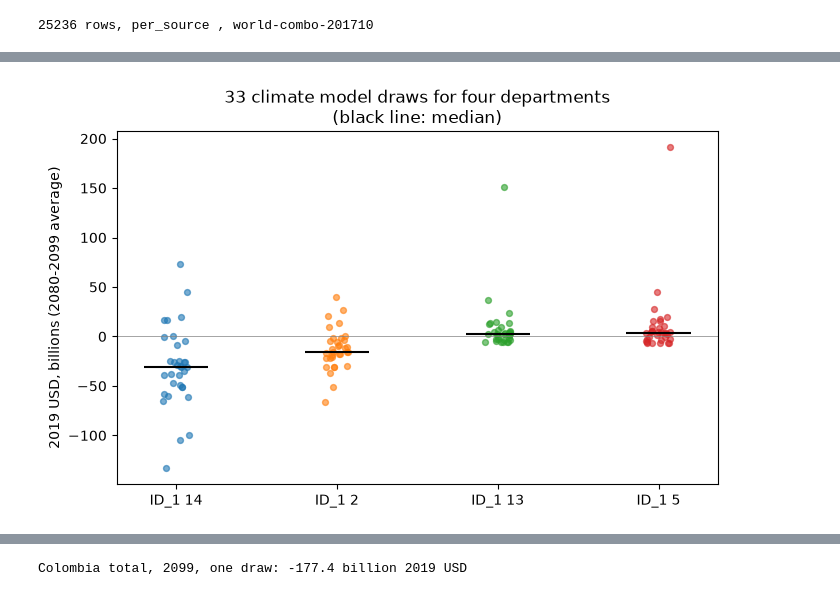
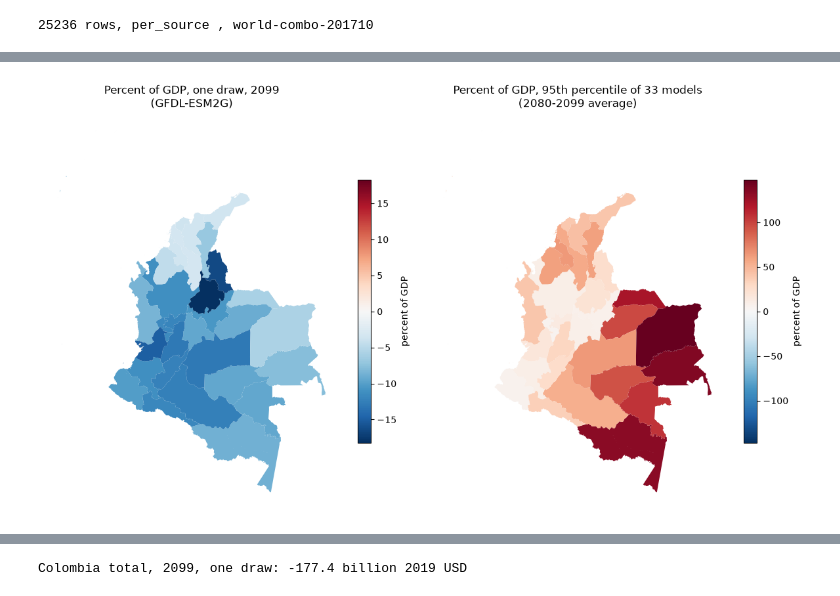
Before and after one commit to ClimateImpactLab/cil_regionalization, a Jupyter notebook: examples/aggregation/aggregation_colombia.ipynb, the cells around one changed output, grey strips where cells are left out. Drawn from its saved outputs; the diff is of its cells as text; code cells hidden in the pictures.

```diff
--- a/examples/aggregation/aggregation_colombia.ipynb
+++ b/examples/aggregation/aggregation_colombia.ipynb
@@ -200,22 +205,20 @@ are taken across these dots.
-# %%
-import numpy as np
-
-wmeans = (draws[draws["year"].between(2080, 2099)]
-          .groupby(["ID_1", "gcm"])["total_damages"].mean().reset_index())
-med = wmeans.groupby("ID_1")["total_damages"].median()
-picked = list(med.sort_values().index[:2]) + list(med.sort_values().index[-2:])
-
-fig, ax = plt.subplots(figsize=(7, 4.5))
-rng = np.random.default_rng(0)
-for i, dep in enumerate(picked):
-    vals = wmeans[wmeans["ID_1"] == dep]["total_damages"] / 1e9
-    ax.scatter(i + rng.uniform(-0.08, 0.08, len(vals)), vals,
-               alpha=0.6, s=18)
-    ax.hlines(vals.median(), i - 0.2, i + 0.2, color="black")
-ax.set_xticks(range(len(picked)), [f"ID_1 {d}" for d in picked])
-ax.set_ylabel("2019 USD, billions (2080-2099 average)")
-ax.set_title("33 climate model draws for four departments\n(black line: median)")
-ax.axhline(0, color="gray", lw=0.5)
-plt.tight_layout()
-# %% [output]
-[figure, removed]
+# %%
+pq95 = stats_pct[stats_pct["statistic"] == "q95"].copy()
+pq95["pct_gdp"] = pq95["total_damages"] * 100
+mp = shapes.merge(p99, on=["ISO", "ID_1"])
+mpq = shapes.merge(pq95, on=["ISO", "ID_1"])
+
+fig, axes = plt.subplots(1, 2, figsize=(12, 7))
+mp.plot(column="pct_gdp", legend=True, cmap="RdBu_r",
+        norm=zero_centered(mp["pct_gdp"]), ax=axes[0],
+        legend_kwds={"label": "percent of GDP", "shrink": 0.6})
+axes[0].set_title("Percent of GDP, one draw, 2099\n(GFDL-ESM2G)")
+mpq.plot(column="pct_gdp", legend=True, cmap="RdBu_r",
+         norm=zero_centered(mpq["pct_gdp"]), ax=axes[1],
+         legend_kwds={"label": "percent of GDP", "shrink": 0.6})
+axes[1].set_title("Percent of GDP, 95th percentile of 33 models\n(2080-2099 average)")
+for ax in axes:
+    ax.set_axis_off()
+plt.tight_layout()
+# %% [output]
+[figure, added]
```
Also changed, not shown: parts of 22 cells of this notebook, 4 other files.
